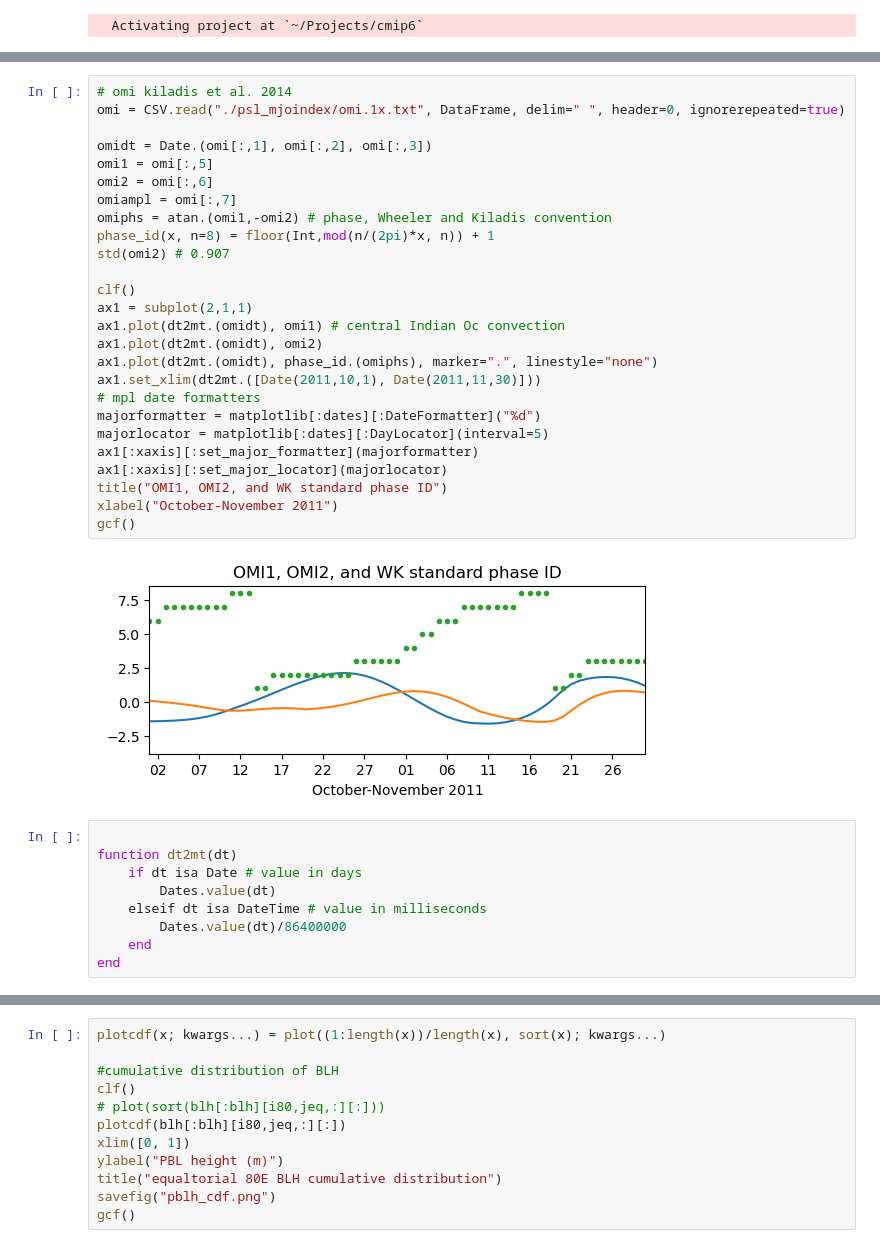
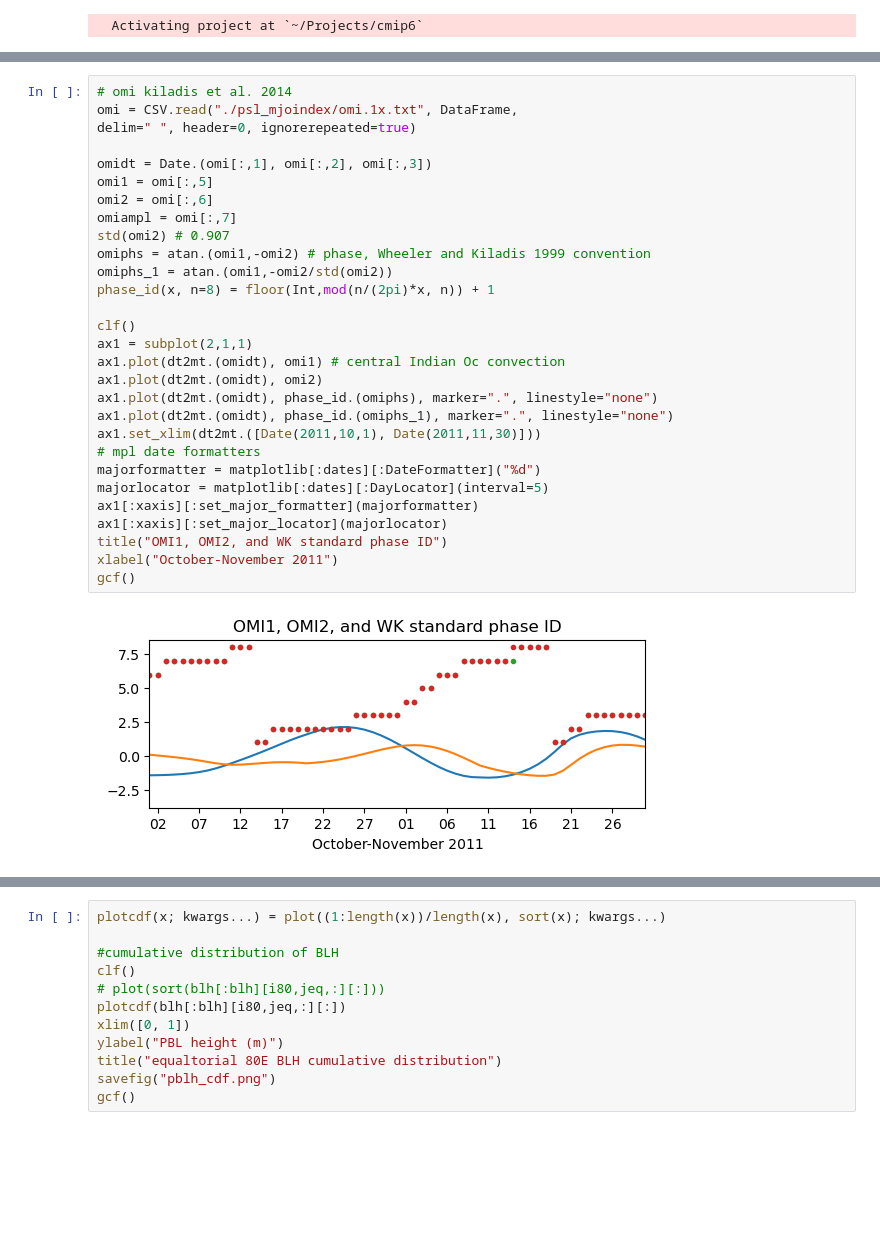
Before and after one commit to deszoeke/cmip6, a Jupyter notebook: era5/era5_mjo_vert.ipynb, the cells around one changed output, grey strips where cells are left out. Saved outputs shown, nothing was run; the diff lists cells and outputs as text; blank space fills up the shorter version.

```diff
--- a/era5/era5_mjo_vert.ipynb
+++ b/era5/era5_mjo_vert.ipynb
@@ -12,37 +30,31 @@ using PyPlot
 # %%
 # omi kiladis et al. 2014
-omi = CSV.read("./psl_mjoindex/omi.1x.txt", DataFrame, delim=" ", header=0, ignorerepeated=true)
+omi = CSV.read("./psl_mjoindex/omi.1x.txt", DataFrame,
+delim=" ", header=0, ignorerepeated=true)
 
 omidt = Date.(omi[:,1], omi[:,2], omi[:,3])
 omi1 = omi[:,5]
 omi2 = omi[:,6]
 omiampl = omi[:,7]
-omiphs = atan.(omi1,-omi2) # phase, Wheeler and Kiladis convention
+std(omi2) # 0.907
+omiphs = atan.(omi1,-omi2) # phase, Wheeler and Kiladis 1999 convention
+omiphs_1 = atan.(omi1,-omi2/std(omi2))
 phase_id(x, n=8) = floor(Int,mod(n/(2pi)*x, n)) + 1
-std(omi2) # 0.907
 
 clf()
 ax1 = subplot(2,1,1)
 ax1.plot(dt2mt.(omidt), omi1) # central Indian Oc convection
 ax1.plot(dt2mt.(omidt), omi2)
 ax1.plot(dt2mt.(omidt), phase_id.(omiphs), marker=".", linestyle="none")
+ax1.plot(dt2mt.(omidt), phase_id.(omiphs_1), marker=".", linestyle="none")
 ax1.set_xlim(dt2mt.([Date(2011,10,1), Date(2011,11,30)]))
 # mpl date formatters
 majorformatter = matplotlib[:dates][:DateFormatter]("%d")
 majorlocator = matplotlib[:dates][:DayLocator](interval=5)
 ax1[:xaxis][:set_major_formatter](majorformatter)
 ax1[:xaxis][:set_major_locator](majorlocator)
 title("OMI1, OMI2, and WK standard phase ID")
 xlabel("October-November 2011")
 gcf()
 # %% [output]
-[figure, old version]
+[figure, new version]
-# %%
-
-function dt2mt(dt)
-    if dt isa Date # value in days
-        Dates.value(dt)
-    elseif dt isa DateTime # value in milliseconds
-        Dates.value(dt)/86400000
-    end
-end
```
Also changed, not shown: parts of 6 cells of this notebook, 2 other files.
